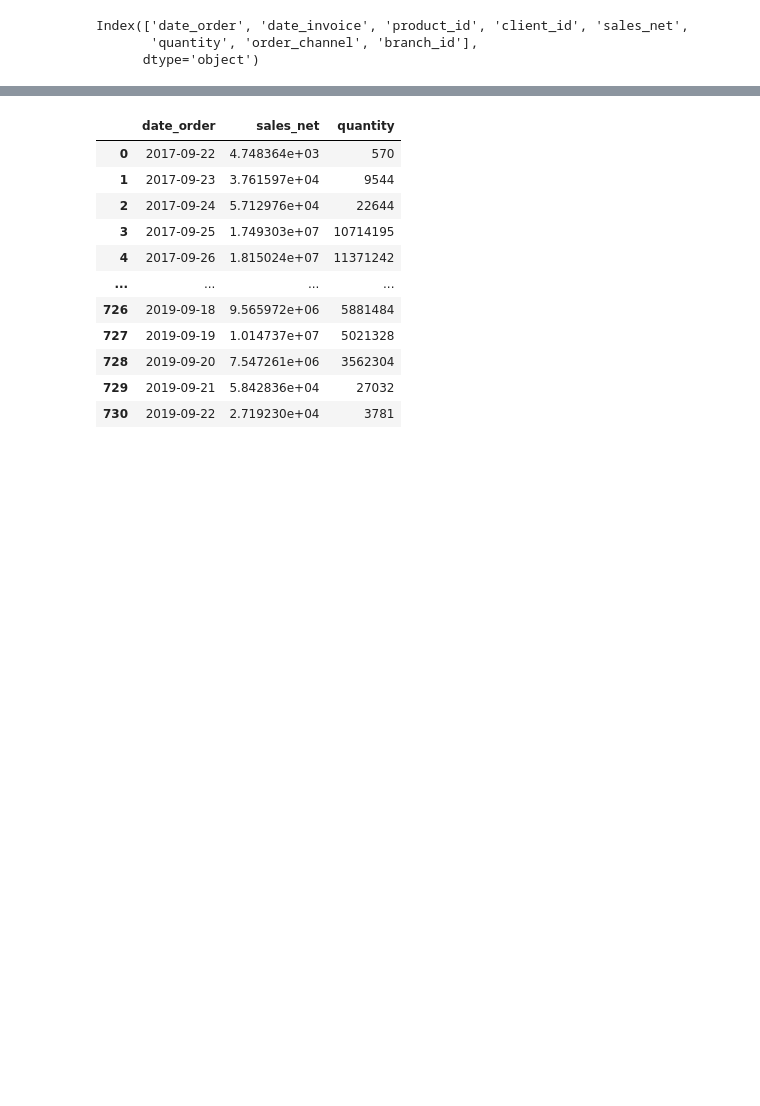
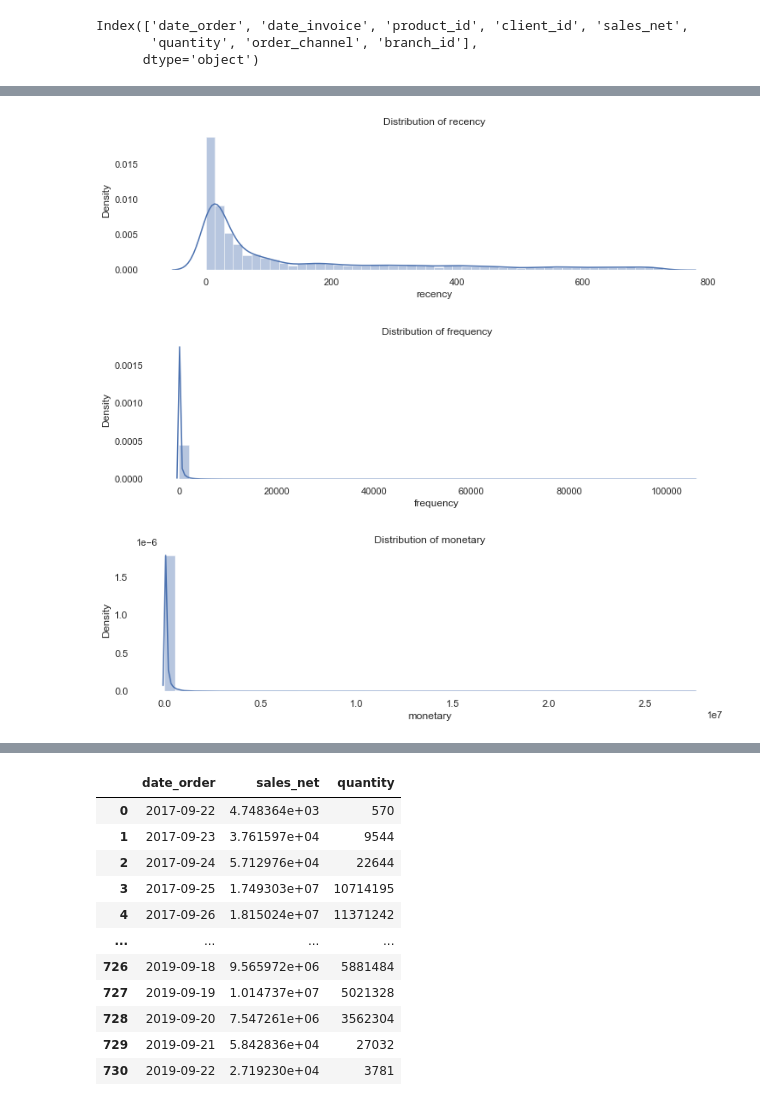
Before and after one commit to oceandeep1997/BCG_GAMMA, a Jupyter notebook: notebooks/exploration_notebook.ipynb, the cells around one changed output, grey strips where cells are left out. Cells and saved outputs as stored; diff of their text form; code cells hidden in the pictures; blank space fills up the shorter version.

```diff
--- a/notebooks/exploration_notebook.ipynb
+++ b/notebooks/exploration_notebook.ipynb
@@ -27,0 +39,4 @@ transactions['date_invoice'] = pd.to_datetime(transactions['date_invoice'], form
+# %%
+# transactions.to_pickle(DATA_PATH + 'transactions_dataset.pickle')
+transactions = pd.read_pickle(DATA_PATH + 'transactions_dataset.pickle')
+transactions
@@ -60,0 +291,13 @@ Index(['date_order', 'date_invoice', 'product_id', 'client_id', 'sales_net',
+# %%
+agg_dict1 = {
+    'product_id': 'count',
+    'date_order': 'max',
+    'sales_net': 'sum'
+}
+
+df_rfm = transactions.groupby('client_id').agg(agg_dict1).reset_index()
+df_rfm.columns = ['client_id', 'frequency', 'max_date', 'monetary']
+max_date = transactions.date_order.max()
+df_rfm['recency'] = (max_date - df_rfm['max_date']).dt.days
+df_rfm.drop(['max_date'], axis=1, inplace=True)
+df_rfm
@@ -60,0 +318,13 @@ Index(['date_order', 'date_invoice', 'product_id', 'client_id', 'sales_net',
+# %%
+# Visualize distributions of the 3 features
+rfm_features = ['recency', 'frequency', 'monetary']
+
+for col in rfm_features:
+    fig, ax = plt.subplots(figsize=(12,3), facecolor='white')
+    sns.distplot(df_rfm[col])
+    ax.set_title('Distribution of %s' % col)
+    plt.show()
+# %% [output]
+[figure, added]
+[figure, added]
+[figure, added]
```
Also changed, not shown: parts of 68 cells of this notebook, 4 other files.
